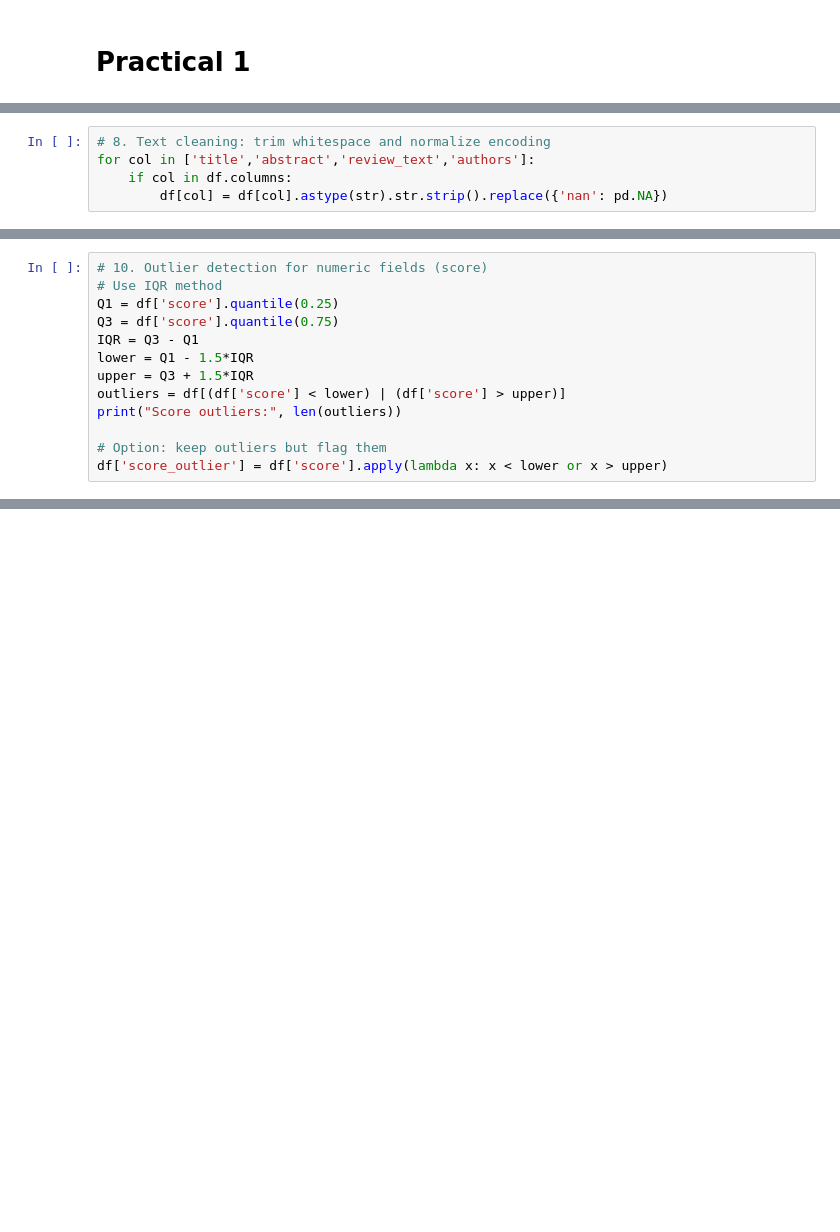
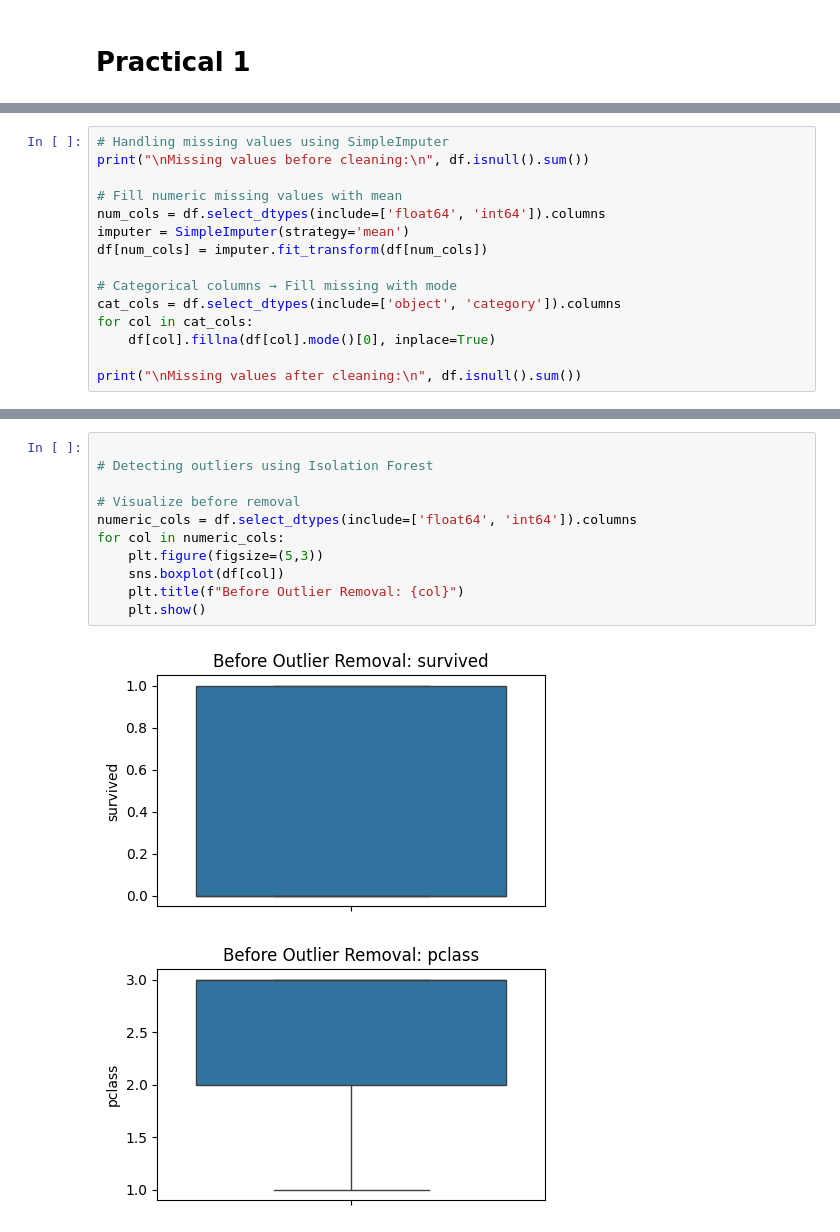
Before and after one commit to kimsanem/kmc-data-mining, a Jupyter notebook: syllabus practical/data_cleaning_validation.ipynb, the cells around one changed output, grey strips where cells are left out. Saved outputs shown, nothing was run; the diff lists cells and outputs as text; blank space fills up the shorter version.

```diff
--- a/syllabus practical/data_cleaning_validation.ipynb
+++ b/syllabus practical/data_cleaning_validation.ipynb
@@ -95,5 +18,0 @@ df.loc[~df['recommendation'].isin(allowed), 'recommendation'] = np.nan
-# %%
-# 8. Text cleaning: trim whitespace and normalize encoding
-for col in ['title','abstract','review_text','authors']:
-    if col in df.columns:
-        df[col] = df[col].astype(str).str.strip().replace({'nan': pd.NA})
@@ -114,13 +18,0 @@ if 'recommendation' in df.columns:
-# %%
-# 10. Outlier detection for numeric fields (score)
-# Use IQR method
-Q1 = df['score'].quantile(0.25)
-Q3 = df['score'].quantile(0.75)
-IQR = Q3 - Q1
-lower = Q1 - 1.5*IQR
-upper = Q3 + 1.5*IQR
-outliers = df[(df['score'] < lower) | (df['score'] > upper)]
-print("Score outliers:", len(outliers))
-
-# Option: keep outliers but flag them
-df['score_outlier'] = df['score'].apply(lambda x: x < lower or x > upper)
@@ -130,0 +19,15 @@ print("Cleaned saved:", df.shape)
+# %%
+# Handling missing values using SimpleImputer
+print("\nMissing values before cleaning:\n", df.isnull().sum())
+
+# Fill numeric missing values with mean
+num_cols = df.select_dtypes(include=['float64', 'int64']).columns
+imputer = SimpleImputer(strategy='mean')
+df[num_cols] = imputer.fit_transform(df[num_cols])
+
+# Categorical columns → Fill missing with mode
+cat_cols = df.select_dtypes(include=['object', 'category']).columns
+for col in cat_cols:
+    df[col].fillna(df[col].mode()[0], inplace=True)
+
+print("\nMissing values after cleaning:\n", df.isnull().sum())
@@ -130,0 +58,14 @@ print("Cleaned saved:", df.shape)
+# %%
+
+# Detecting outliers using Isolation Forest
+
+# Visualize before removal
+numeric_cols = df.select_dtypes(include=['float64', 'int64']).columns
+for col in numeric_cols:
+    plt.figure(figsize=(5,3))
+    sns.boxplot(df[col])
+    plt.title(f"Before Outlier Removal: {col}")
+    plt.show()
+# %% [output]
+[figure, added]
+[figure, added]
```
Also changed, not shown: parts of 13 cells of this notebook, 10 other files.
